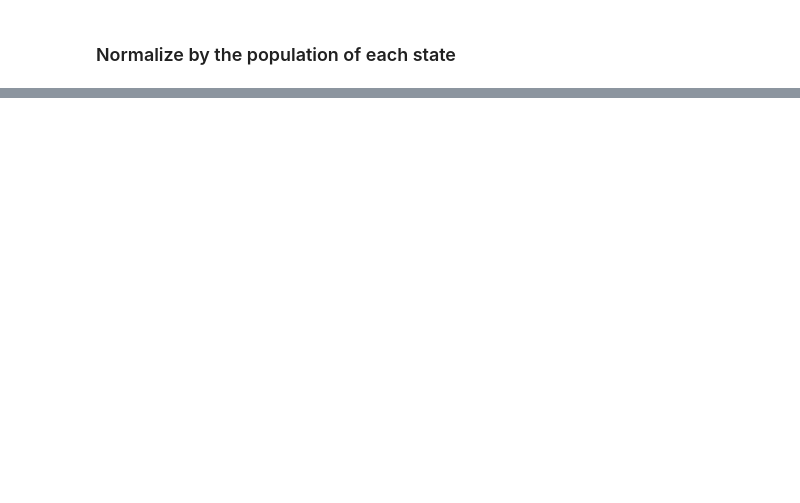
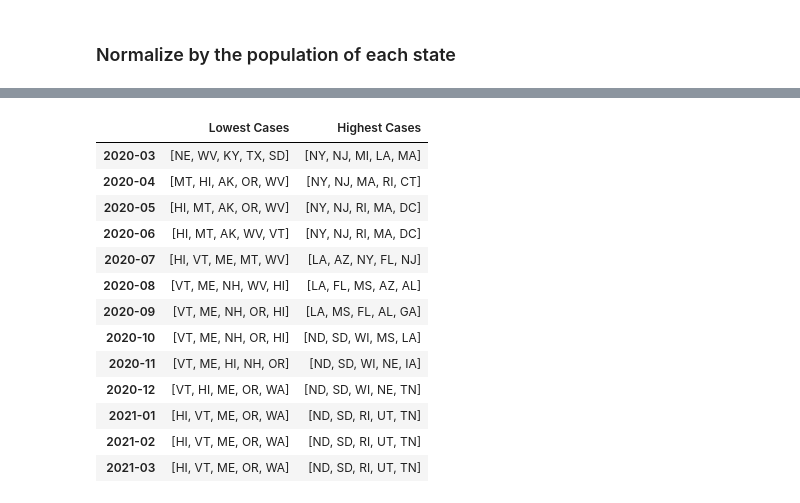
Before and after one commit to adimaini/WEAT-WEFAT, a Jupyter notebook: src/notebooks/covid_statistics.ipynb, the cells around one changed output, grey strips where cells are left out. Saved outputs shown, nothing was run; the diff lists cells and outputs as text; code cells hidden in the pictures; blank space fills up the shorter version.

```diff
--- a/src/notebooks/covid_statistics.ipynb
+++ b/src/notebooks/covid_statistics.ipynb
@@ -235,0 +211,14 @@ normalized_df.sort_values(by='positive_cases_normalized', ascending=False)
+# %%
+def get_highest_lowest_cases_state(month, df):
+    '''given a month and the df, finds the states that had the lowest and highest number of positive cases normalized'''
+    least_cases = df.loc[df['yyyy-mm']==month, ['state', 'positive_cases_normalized']]\
+                    .sort_values('positive_cases_normalized').state.values[0:5]
+    highest_cases = df.loc[df['yyyy-mm']==month, ['state', 'positive_cases_normalized']]\
+                    .sort_values('positive_cases_normalized', ascending=False).state.values[0:5]
+    return least_cases, highest_cases
+# %%
+def create_highest_lowest_cases_df(df):
+    month_dict = dict()
+    for month in df['yyyy-mm']:
+        month_dict[month] = get_highest_lowest_cases_state(month, df)
+    return month_dict
@@ -235,0 +229,19 @@ normalized_df.sort_values(by='positive_cases_normalized', ascending=False)
+# %%
+highest_lowest_df = pd.DataFrame.from_dict(create_highest_lowest_cases_df(normalized_df), orient='index', columns=['Lowest Cases', 'Highest Cases'])
+# %%
+highest_lowest_df
+# %% [output]
+|  | Lowest Cases | Highest Cases |
+| 2020-03 | [NE, WV, KY, TX, SD] | [NY, NJ, MI, LA, MA] |
+| 2020-04 | [MT, HI, AK, OR, WV] | [NY, NJ, MA, RI, CT] |
+| 2020-05 | [HI, MT, AK, OR, WV] | [NY, NJ, RI, MA, DC] |
+| 2020-06 | [HI, MT, AK, WV, VT] | [NY, NJ, RI, MA, DC] |
+| 2020-07 | [HI, VT, ME, MT, WV] | [LA, AZ, NY, FL, NJ] |
+| 2020-08 | [VT, ME, NH, WV, HI] | [LA, FL, MS, AZ, AL] |
+| 2020-09 | [VT, ME, NH, OR, HI] | [LA, MS, FL, AL, GA] |
+| 2020-10 | [VT, ME, NH, OR, HI] | [ND, SD, WI, MS, LA] |
+| 2020-11 | [VT, ME, HI, NH, OR] | [ND, SD, WI, NE, IA] |
+| 2020-12 | [VT, HI, ME, OR, WA] | [ND, SD, WI, NE, TN] |
+| 2021-01 | [HI, VT, ME, OR, WA] | [ND, SD, RI, UT, TN] |
+| 2021-02 | [HI, VT, ME, OR, WA] | [ND, SD, RI, UT, TN] |
+| 2021-03 | [HI, VT, ME, OR, WA] | [ND, SD, RI, UT, TN] |
```
Also changed, not shown: parts of 11 cells of this notebook, 6 other files.
